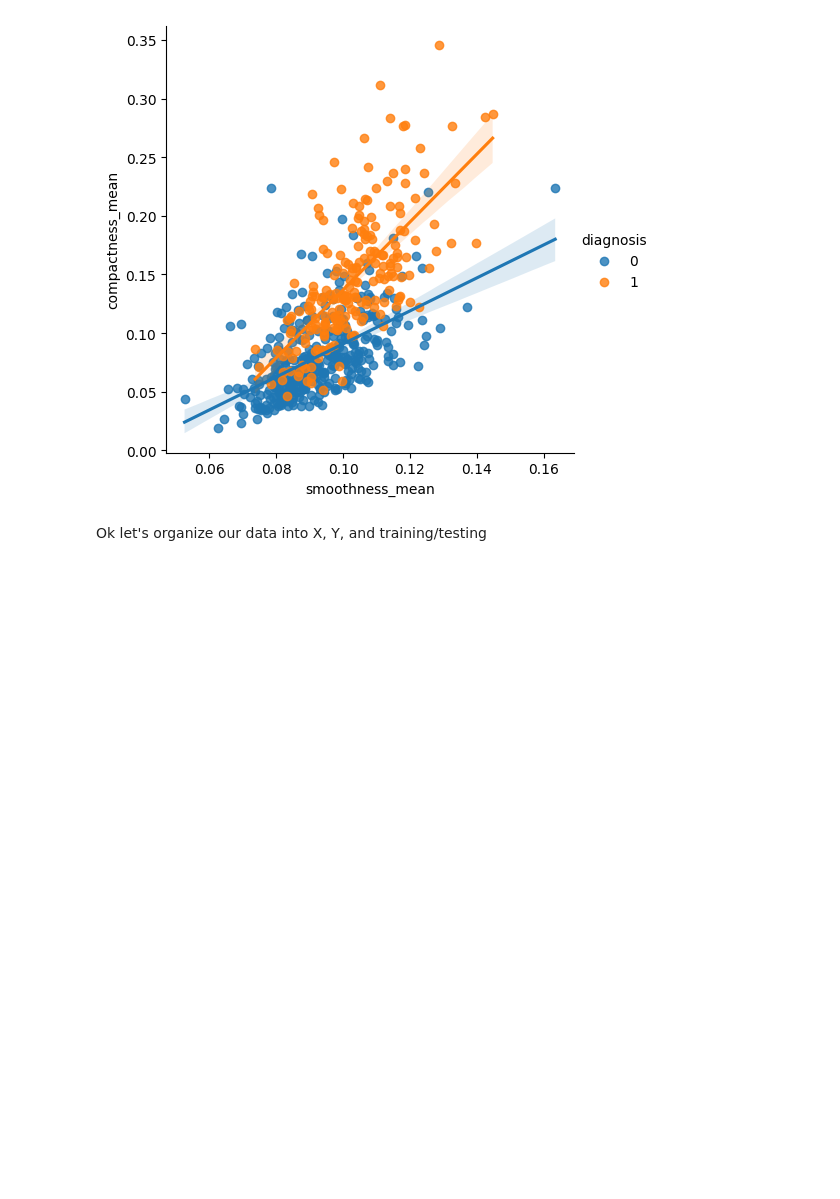
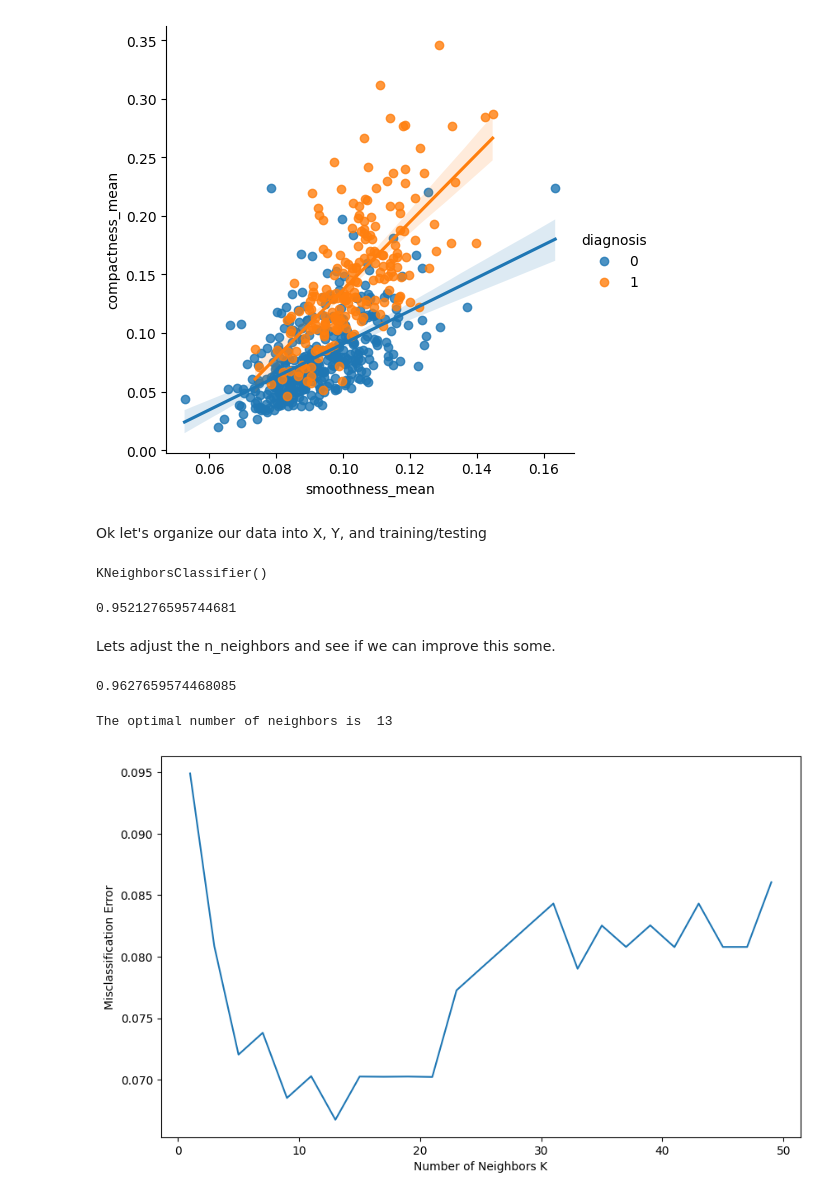
Before and after one commit to malarkeyfrancis/geeks_for_geeks_ML_exercises, a Jupyter notebook: healthcare/Kaggle_BC_KNN.ipynb, the cells around one changed output. Saved outputs shown, nothing was run; the diff lists cells and outputs as text; code cells hidden in the pictures; blank space fills up the shorter version.

```diff
--- a/healthcare/Kaggle_BC_KNN.ipynb
+++ b/healthcare/Kaggle_BC_KNN.ipynb
@@ -70,4 +70,52 @@ sns.lmplot(x ='smoothness_mean', y = 'compactness_mean',
 Ok let's organize our data into X, Y, and training/testing
 # %%
 x = np.array(df.iloc[:, 1:])
-y = np.array(df['diagnosis''])
+y = np.array(df['diagnosis'])
+# %%
+X_train, X_test, y_train, y_test = train_test_split(x,y, test_size=0.33, random_state=42)
+
+from sklearn.neighbors import KNeighborsClassifier
+
+knn = KNeighborsClassifier(n_neighbors=5)
+knn.fit(X_train, y_train)
+# %% [output]
+KNeighborsClassifier()
+# %%
+knn.score(X_test, y_test)
+# %% [output]
+0.9521276595744681
+# %% [markdown]
+Lets adjust the n_neighbors and see if we can improve this some.
+# %%
+knn = KNeighborsClassifier(n_neighbors=10)
+knn.fit(X_train, y_train)
+knn.score(X_test, y_test)
+# %% [output]
+0.9627659574468085
+# %%
+from ctypes import c_void_p
+from sklearn.model_selection import cross_val_score
+
+neighbors = []
+cv_scores = []
+
+for k in range(1, 51, 2):
+  neighbors.append(k)
+  knn = KNeighborsClassifier(n_neighbors=k)
+  scores = cross_val_score(knn, x, y, cv = 5, scoring= 'accuracy')
+  cv_scores.append(scores.mean())
+# %%
+MSE = [1-x for x in cv_scores]
+
+# Determine the best k
+optimal_k = neighbors[MSE.index(min(MSE))]
+print('The optimal number of neighbors is % d ' % optimal_k)
+
+plt.figure(figsize = (10,6))
+plt.plot(neighbors, MSE)
+plt.xlabel('Number of Neighbors K')
+plt.ylabel('Misclassification Error')
+plt.show()
+# %% [output]
+The optimal number of neighbors is  13
+[figure, added]
```
